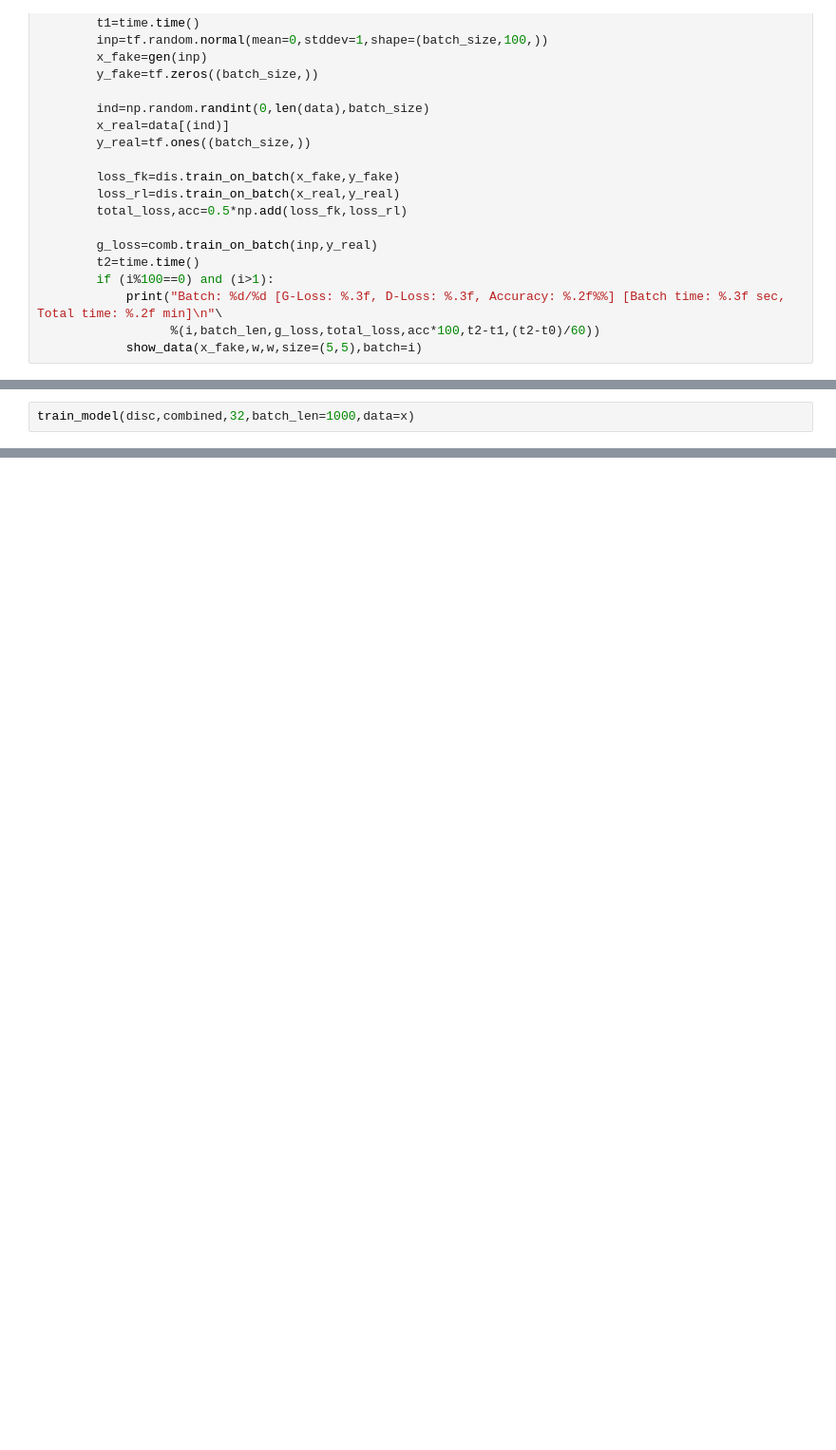
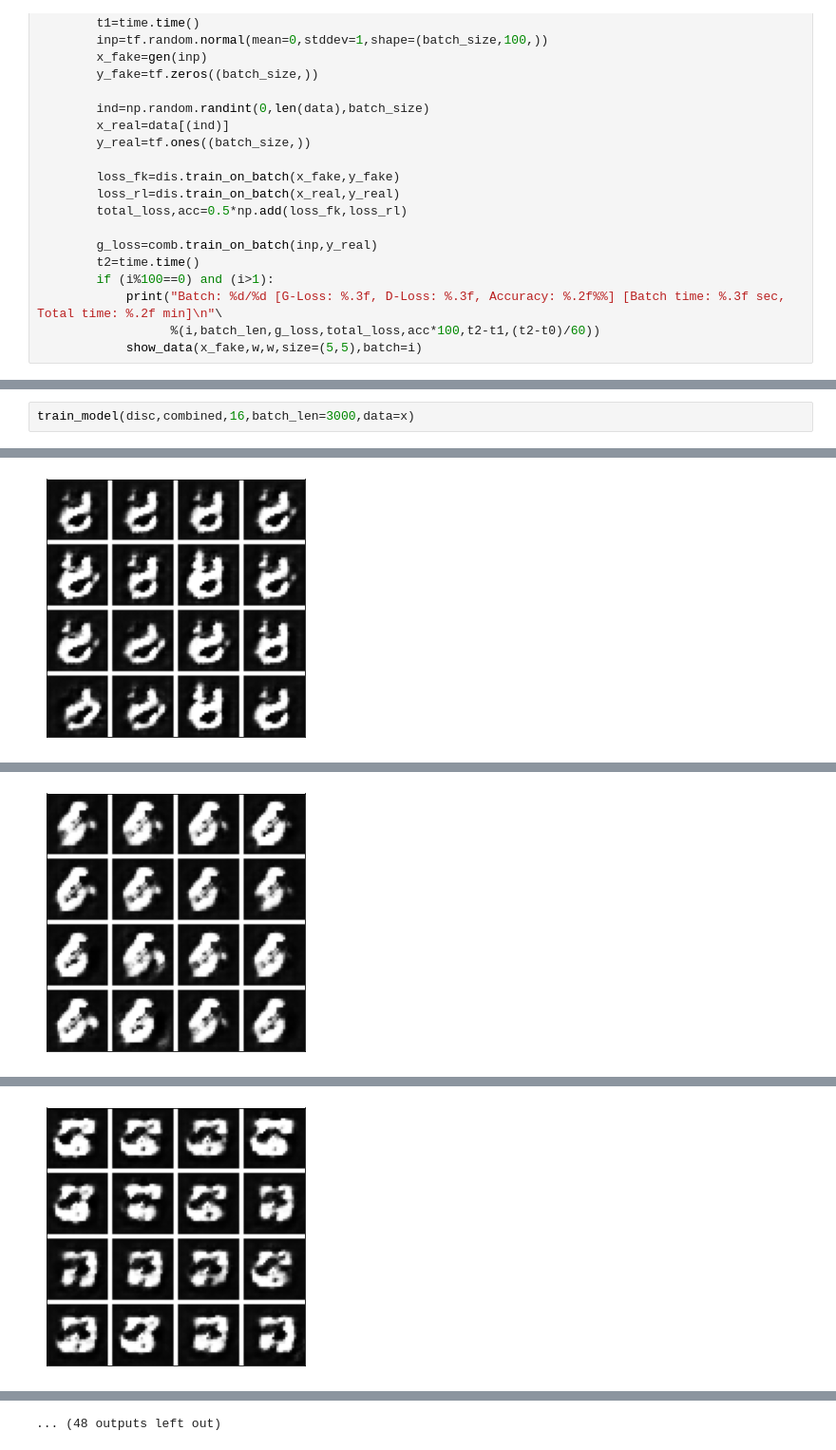
Before and after one commit to deshwal88/ML_algo, a Jupyter notebook: GenerativeAdversarialNet.ipynb, the cells around one changed output, grey strips where cells are left out. Shown at 95% size. Cells and saved outputs as stored; diff of their text form; blank space fills up the shorter version.

```diff
--- a/GenerativeAdversarialNet.ipynb
+++ b/GenerativeAdversarialNet.ipynb
@@ -173,2 +187,3 @@ train_model(disc,combined,16,batch_len=1000,data=x)
 # %%
-train_model(disc,combined,32,batch_len=1000,data=x)
+train_model(disc,combined,16,batch_len=3000,data=x)
+# %% [output]
@@ -174,0 +191 @@ train_model(disc,combined,32,batch_len=1000,data=x)
+[figure, added]
@@ -174,0 +193 @@ train_model(disc,combined,32,batch_len=1000,data=x)
+[figure, added]
@@ -174,0 +195 @@ train_model(disc,combined,32,batch_len=1000,data=x)
+[figure, added]
@@ -174,0 +202 @@ train_model(disc,combined,32,batch_len=1000,data=x)
+... (48 outputs left out)
```
Also changed, not shown: parts of 4 cells of this notebook.
